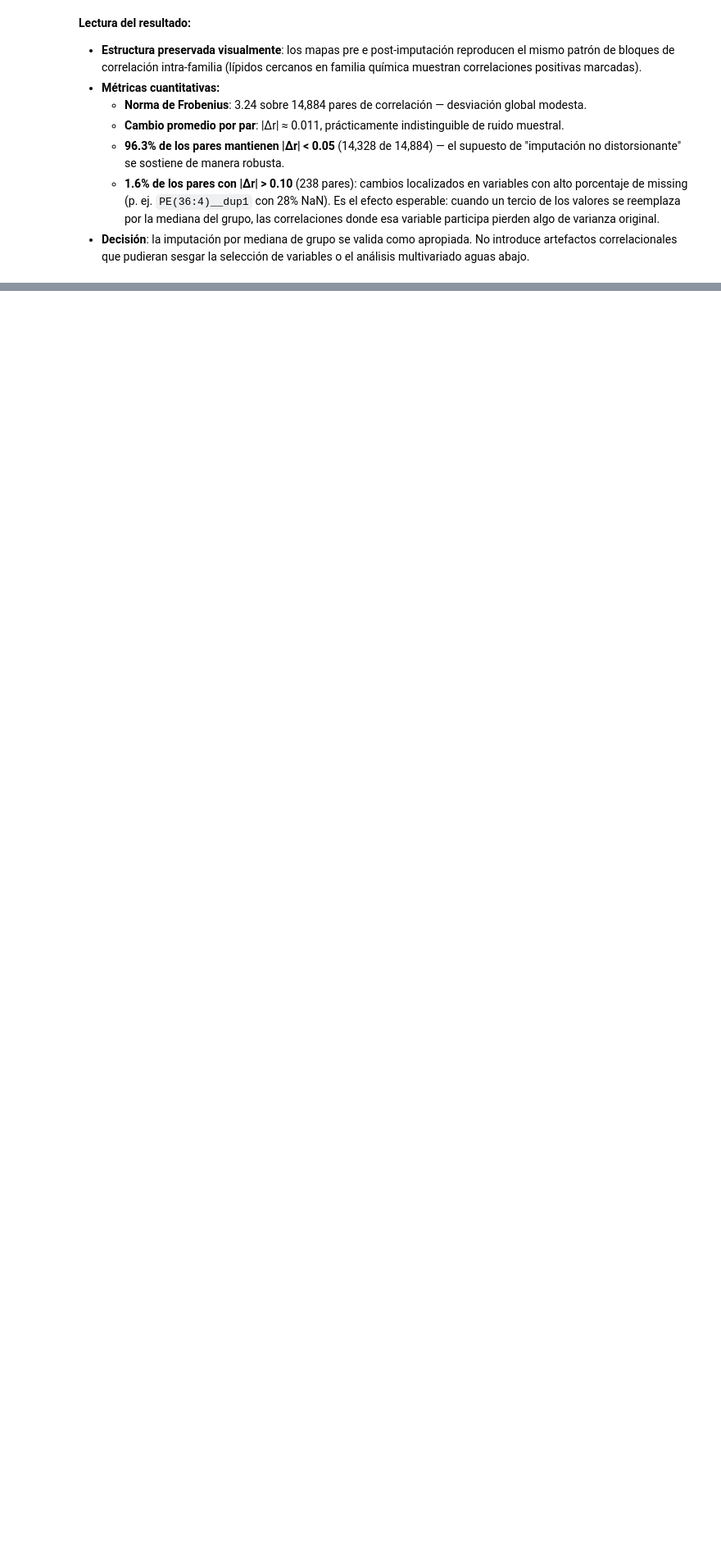
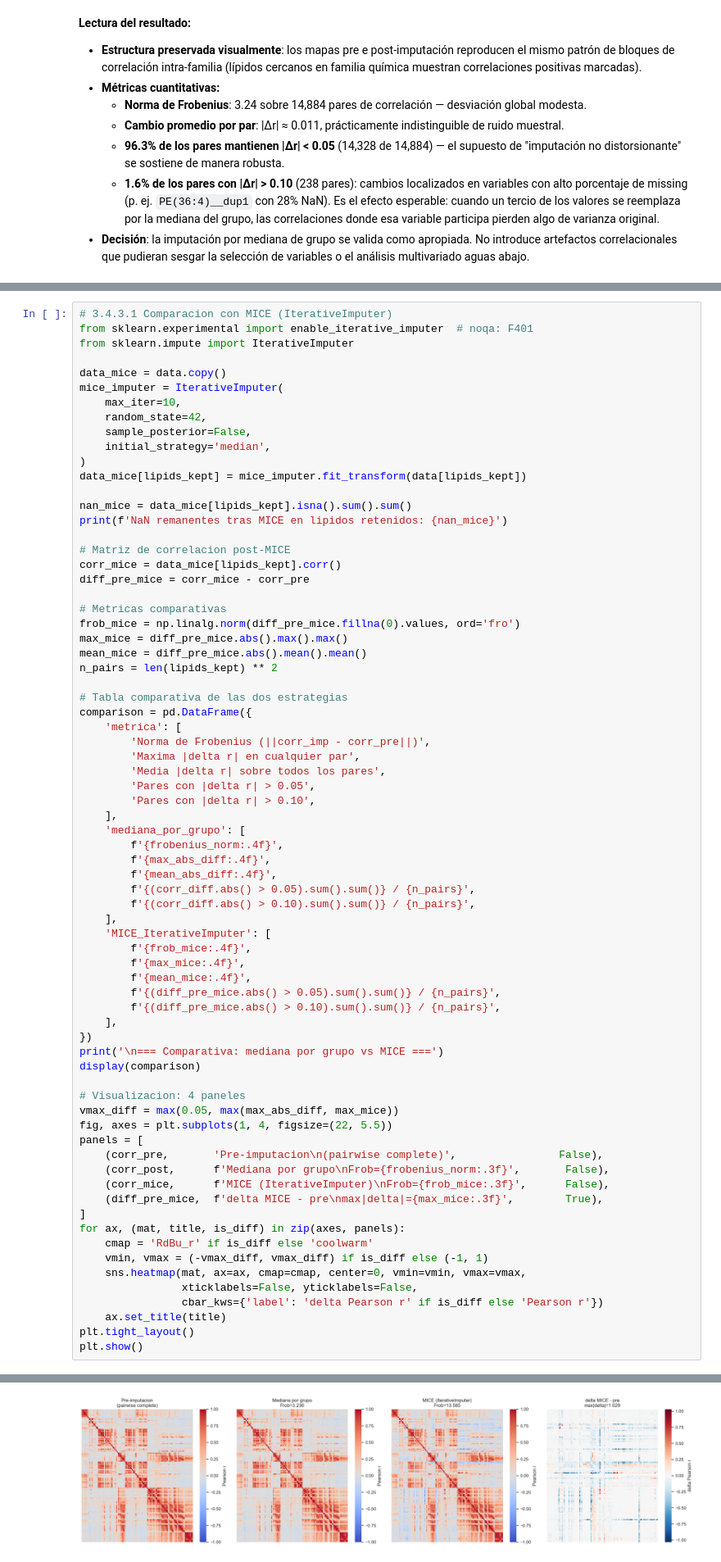
Before and after one commit to A01795919/proyecto_integrador_equipo-22, a Jupyter notebook: notebooks/Avance1_Equipo22.ipynb, the cells around one changed output, grey strips where cells are left out. Shown at 82% size. Drawn from its saved outputs; the diff is of its cells as text; blank space fills up the shorter version.

```diff
--- a/notebooks/Avance1_Equipo22.ipynb
+++ b/notebooks/Avance1_Equipo22.ipynb
@@ -1375,0 +1382,73 @@ Pares con |Δ| > 0.10: 238 / 14884
+# %%
+# 3.4.3.1 Comparacion con MICE (IterativeImputer)
+from sklearn.experimental import enable_iterative_imputer  # noqa: F401
+from sklearn.impute import IterativeImputer
+
+data_mice = data.copy()
+mice_imputer = IterativeImputer(
+    max_iter=10,
+    random_state=42,
+    sample_posterior=False,
+    initial_strategy='median',
+)
+data_mice[lipids_kept] = mice_imputer.fit_transform(data[lipids_kept])
+
+nan_mice = data_mice[lipids_kept].isna().sum().sum()
+print(f'NaN remanentes tras MICE en lipidos retenidos: {nan_mice}')
+
+# Matriz de correlacion post-MICE
+corr_mice = data_mice[lipids_kept].corr()
+diff_pre_mice = corr_mice - corr_pre
+
+# Metricas comparativas
+frob_mice = np.linalg.norm(diff_pre_mice.fillna(0).values, ord='fro')
+max_mice = diff_pre_mice.abs().max().max()
+mean_mice = diff_pre_mice.abs().mean().mean()
+n_pairs = len(lipids_kept) ** 2
+
+# Tabla comparativa de las dos estrategias
+comparison = pd.DataFrame({
+    'metrica': [
+        'Norma de Frobenius (||corr_imp - corr_pre||)',
+        'Maxima |delta r| en cualquier par',
+        'Media |delta r| sobre todos los pares',
+        'Pares con |delta r| > 0.05',
+        'Pares con |delta r| > 0.10',
+    ],
+    'mediana_por_grupo': [
+        f'{frobenius_norm:.4f}',
+        f'{max_abs_diff:.4f}',
+        f'{mean_abs_diff:.4f}',
+        f'{(corr_diff.abs() > 0.05).sum().sum()} / {n_pairs}',
+        f'{(corr_diff.abs() > 0.10).sum().sum()} / {n_pairs}',
+    ],
+    'MICE_IterativeImputer': [
+        f'{frob_mice:.4f}',
+        f'{max_mice:.4f}',
+        f'{mean_mice:.4f}',
+        f'{(diff_pre_mice.abs() > 0.05).sum().sum()} / {n_pairs}',
+        f'{(diff_pre_mice.abs() > 0.10).sum().sum()} / {n_pairs}',
+    ],
+})
+print('\n=== Comparativa: mediana por grupo vs MICE ===')
+display(comparison)
+
+# Visualizacion: 4 paneles
+vmax_diff = max(0.05, max(max_abs_diff, max_mice))
+fig, axes = plt.subplots(1, 4, figsize=(22, 5.5))
+panels = [
+    (corr_pre,       'Pre-imputacion\n(pairwise complete)',                False),
+    (corr_post,      f'Mediana por grupo\nFrob={frobenius_norm:.3f}',       False),
+    (corr_mice,      f'MICE (IterativeImputer)\nFrob={frob_mice:.3f}',      False),
+    (diff_pre_mice,  f'delta MICE - pre\nmax|delta|={max_mice:.3f}',        True),
+]
+for ax, (mat, title, is_diff) in zip(axes, panels):
+    cmap = 'RdBu_r' if is_diff else 'coolwarm'
+    vmin, vmax = (-vmax_diff, vmax_diff) if is_diff else (-1, 1)
+    sns.heatmap(mat, ax=ax, cmap=cmap, center=0, vmin=vmin, vmax=vmax,
+                xticklabels=False, yticklabels=False,
+                cbar_kws={'label': 'delta Pearson r' if is_diff else 'Pearson r'})
+    ax.set_title(title)
+plt.tight_layout()
+plt.show()
+# %% [output]
@@ -1375,0 +1464 @@ Pares con |Δ| > 0.10: 238 / 14884
+[figure, added]
```
Also changed, not shown: parts of 9 cells of this notebook.
